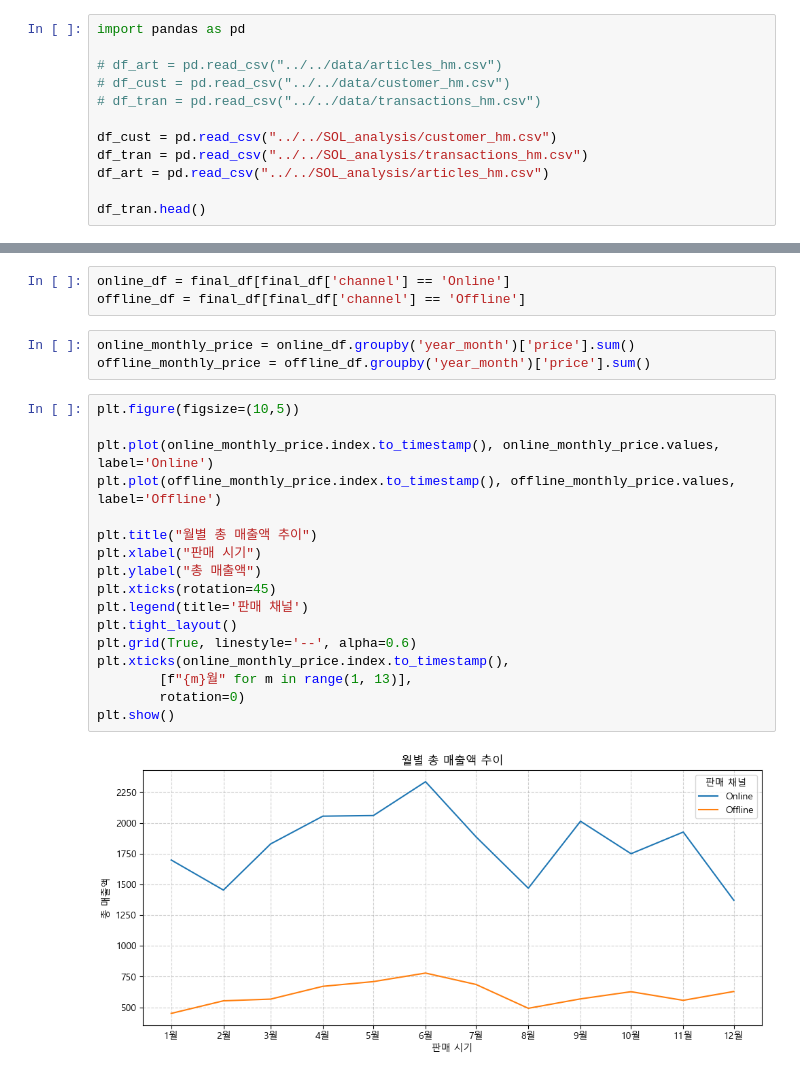
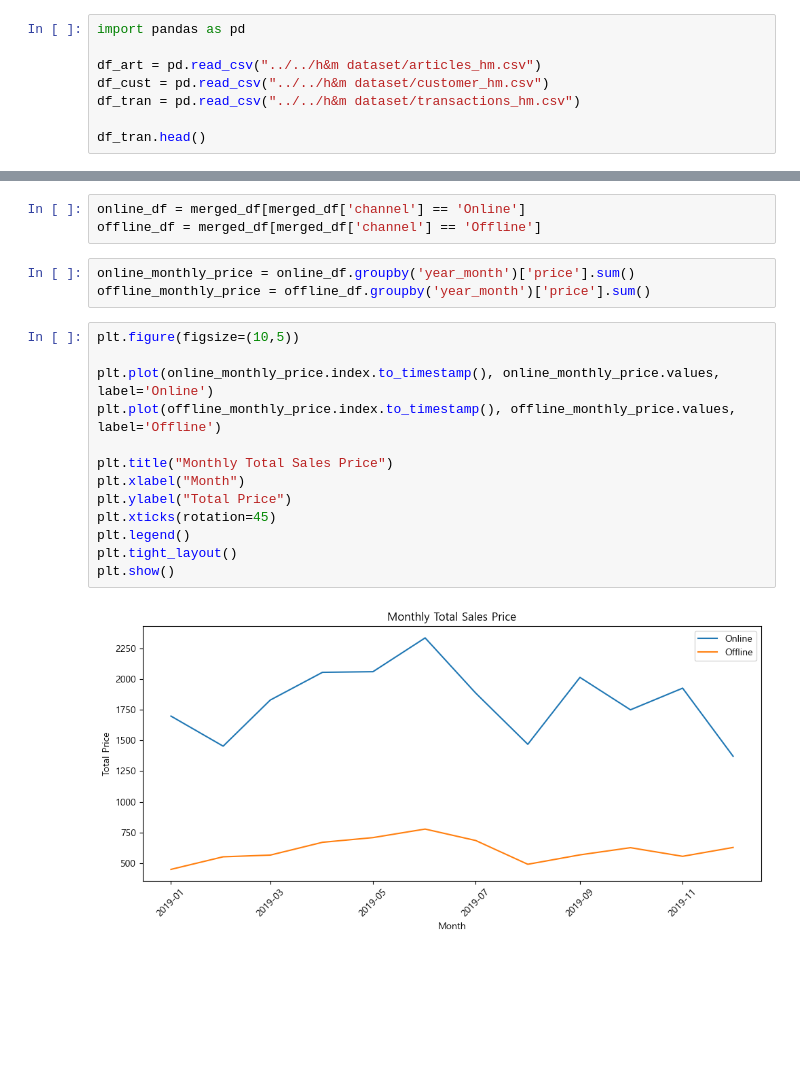
Before and after one commit to yoohengu/cross-gen-biz-analysis, a Jupyter notebook: notebooks/chanhui_eda/hm_2020_business_insight.ipynb, the cells around one changed output, grey strips where cells are left out. Drawn from its saved outputs; the diff is of its cells as text; blank space fills up the shorter version.

```diff
--- a/notebooks/chanhui_eda/hm_2020_business_insight.ipynb
+++ b/notebooks/chanhui_eda/hm_2020_business_insight.ipynb
@@ -43,13 +43,9 @@ Kaggle 공개 표본으로 전체 고객을 대표하지 않는다.
 # %%
 import pandas as pd
 
-# df_art = pd.read_csv("../../data/articles_hm.csv")
-# df_cust = pd.read_csv("../../data/customer_hm.csv")
-# df_tran = pd.read_csv("../../data/transactions_hm.csv")
-
-df_cust = pd.read_csv("../../SOL_analysis/customer_hm.csv")
-df_tran = pd.read_csv("../../SOL_analysis/transactions_hm.csv")
-df_art = pd.read_csv("../../SOL_analysis/articles_hm.csv")
+df_art = pd.read_csv("../../h&m dataset/articles_hm.csv")
+df_cust = pd.read_csv("../../h&m dataset/customer_hm.csv")
+df_tran = pd.read_csv("../../h&m dataset/transactions_hm.csv")
 
 df_tran.head()
 # %% [output]
@@ -942,26 +900,22 @@ plt.show()
 # %%
-online_df = final_df[final_df['channel'] == 'Online']
-offline_df = final_df[final_df['channel'] == 'Offline']
+online_df = merged_df[merged_df['channel'] == 'Online']
+offline_df = merged_df[merged_df['channel'] == 'Offline']
 # %%
 online_monthly_price = online_df.groupby('year_month')['price'].sum()
 offline_monthly_price = offline_df.groupby('year_month')['price'].sum()
 # %%
 plt.figure(figsize=(10,5))
 
 plt.plot(online_monthly_price.index.to_timestamp(), online_monthly_price.values, label='Online')
 plt.plot(offline_monthly_price.index.to_timestamp(), offline_monthly_price.values, label='Offline')
 
-plt.title("월별 총 매출액 추이")
-plt.xlabel("판매 시기")
-plt.ylabel("총 매출액")
+plt.title("Monthly Total Sales Price")
+plt.xlabel("Month")
+plt.ylabel("Total Price")
 plt.xticks(rotation=45)
-plt.legend(title='판매 채널')
+plt.legend()
 plt.tight_layout()
-plt.grid(True, linestyle='--', alpha=0.6)
-plt.xticks(online_monthly_price.index.to_timestamp(),
-        [f"{m}월" for m in range(1, 13)],
-        rotation=0)
 plt.show()
 # %% [output]
-[figure, old version]
+[figure, new version]
 # %%
```
Also changed, not shown: parts of 61 cells of this notebook.
